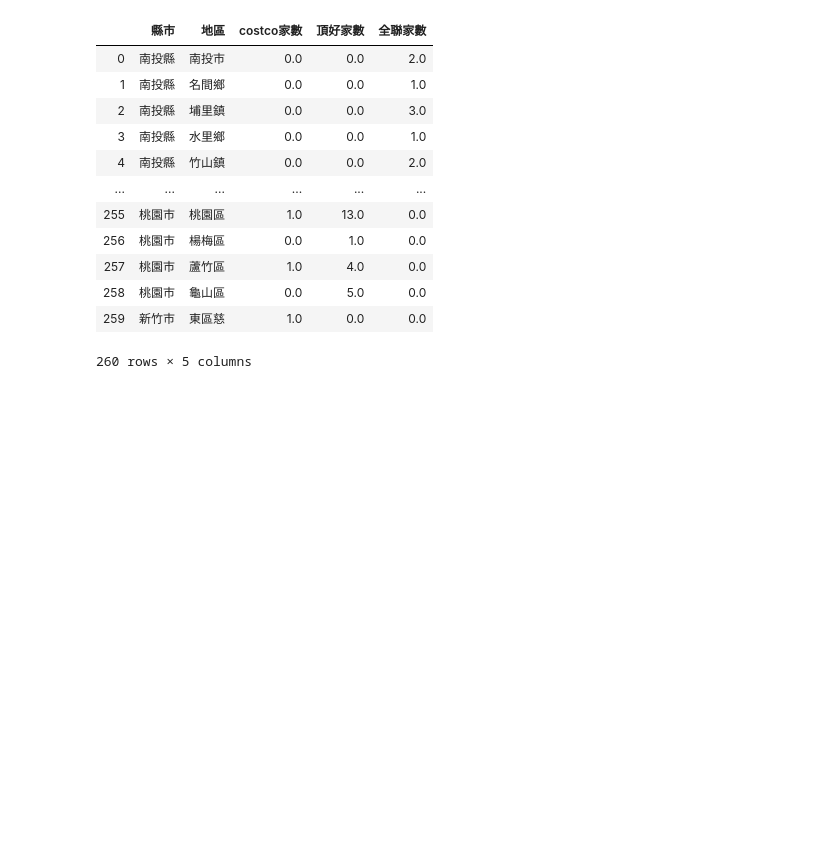
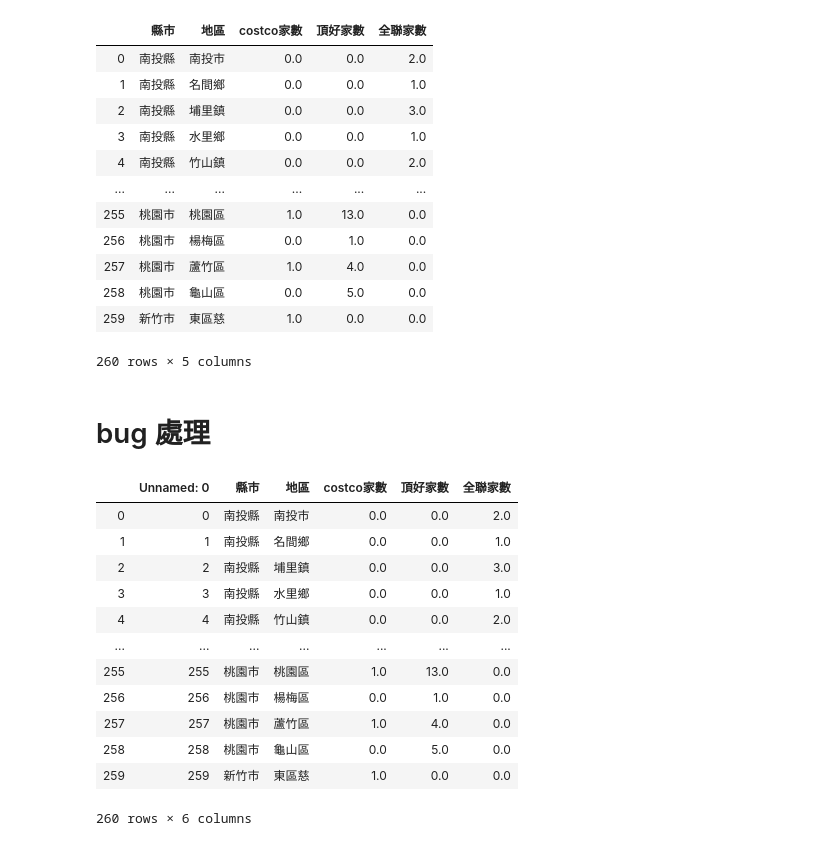
Before and after one commit to jouhsuanlin/ntuibr07, a Jupyter notebook: process_data/超市資訊.ipynb, the cells around one changed output. Cells and saved outputs as stored; diff of their text form; code cells hidden in the pictures; blank space fills up the shorter version.

```diff
--- a/process_data/超市資訊.ipynb
+++ b/process_data/超市資訊.ipynb
@@ -324,3 +324,22 @@ All
 260 rows × 5 columns
 # %%
 All.to_csv('超市家數.csv')
+# %% [markdown]
+# bug 處理
+# %%
+data = pd.read_csv('超市家數.csv')
+data
+# %% [output]
+|  | Unnamed: 0 | 縣市 | 地區 | costco家數 | 頂好家數 | 全聯家數 |
+| 0 | 0 | 南投縣 | 南投市 | 0.0 | 0.0 | 2.0 |
+| 1 | 1 | 南投縣 | 名間鄉 | 0.0 | 0.0 | 1.0 |
+| 2 | 2 | 南投縣 | 埔里鎮 | 0.0 | 0.0 | 3.0 |
+| 3 | 3 | 南投縣 | 水里鄉 | 0.0 | 0.0 | 1.0 |
+| 4 | 4 | 南投縣 | 竹山鎮 | 0.0 | 0.0 | 2.0 |
+| ... | ... | ... | ... | ... | ... | ... |
+| 255 | 255 | 桃園市 | 桃園區 | 1.0 | 13.0 | 0.0 |
+| 256 | 256 | 桃園市 | 楊梅區 | 0.0 | 1.0 | 0.0 |
+| 257 | 257 | 桃園市 | 蘆竹區 | 1.0 | 4.0 | 0.0 |
+| 258 | 258 | 桃園市 | 龜山區 | 0.0 | 5.0 | 0.0 |
+| 259 | 259 | 新竹市 | 東區慈 | 1.0 | 0.0 | 0.0 |
+260 rows × 6 columns
```
Also changed, not shown: 4 other files.
